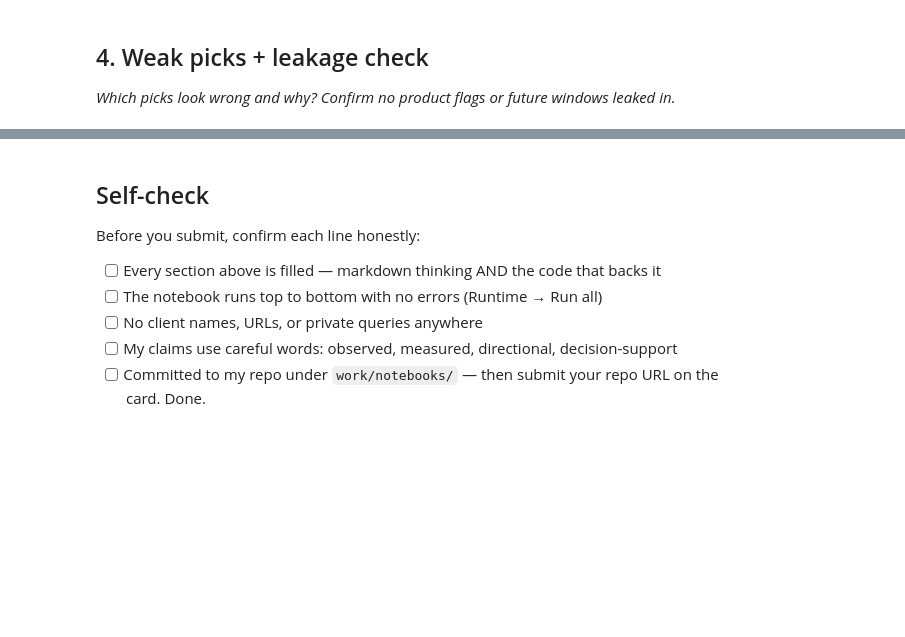
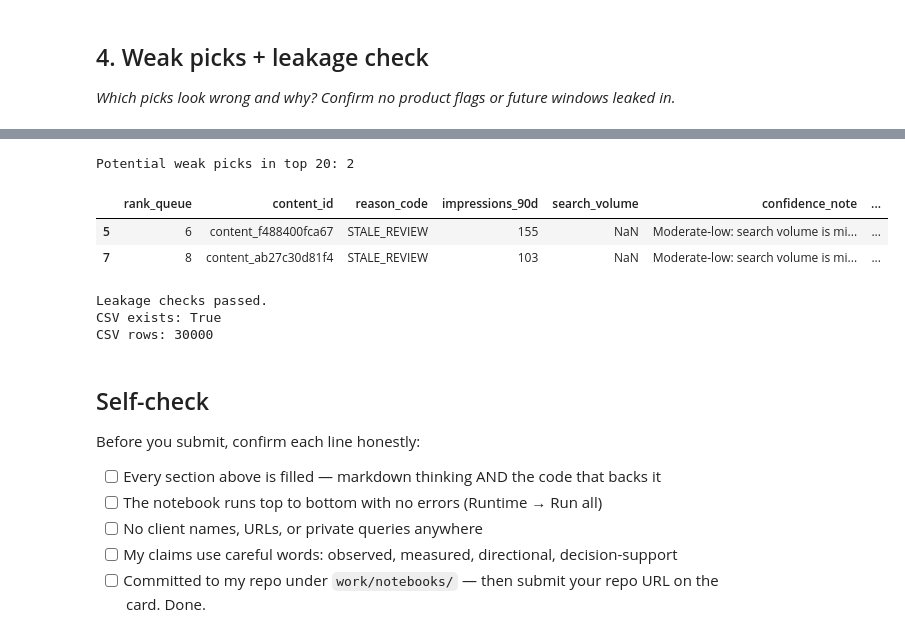
Before and after one commit to Aanvi02/ML-work, a Jupyter notebook: work/notebooks/w04_baseline_score.ipynb, the cells around one changed output, grey strips where cells are left out. Saved outputs shown, nothing was run; the diff lists cells and outputs as text; code cells hidden in the pictures; blank space fills up the shorter version.

```diff
--- a/work/notebooks/w04_baseline_score.ipynb
+++ b/work/notebooks/w04_baseline_score.ipynb
@@ -37,3 +329,58 @@ This skeleton is yours to fill. Work the sections **in order** — each one has
+# %%
+
+# ML-07 — Weak-pick and leakage checks
+
+# Verify output and ranking integrity.
+assert len(scored) == len(df)
+assert scored["rank_queue"].is_unique
+assert scored["rank_queue"].min() == 1
+assert scored["rank_queue"].max() == len(scored)
+assert scored["reason_code"].notna().all()
+assert scored["action_label"].notna().all()
+
+# Confirm forbidden fields are not used in the scoring expression.
+forbidden_scoring_inputs = {"trend_direction", "trend_pct"}
+actual_scoring_inputs = {
+    "days_since_last_update",
+    "search_volume",
+    "impressions_90d",
+    "ctr",
+    "avg_position"
+}
+assert forbidden_scoring_inputs.isdisjoint(actual_scoring_inputs)
+
+# Flag potentially weak top-20 picks for human review.
+weak_picks = top20[
+    (top20["impressions_90d"] < 100)
+    | (top20["search_volume"].isna())
+].copy()
+
+print("Potential weak picks in top 20:", len(weak_picks))
+display(
+    weak_picks[
+        [
+            "rank_queue",
+            "content_id",
+            "reason_code",
+            "impressions_90d",
+            "search_volume",
+            "confidence_note",
+            "what_would_make_it_wrong"
+        ]
+    ]
+)
+
+print("\nLeakage checks passed.")
+print("CSV exists:", out_path.exists())
+print("CSV rows:", pd.read_csv(out_path).shape[0])
+# %% [output]
+Potential weak picks in top 20: 2
+|  | rank_queue | content_id | reason_code | impressions_90d | search_volume | confidence_note | ... |
+| 5 | 6 | content_f488400fca67 | STALE_REVIEW | 155 | NaN | Moderate-low: search volume is mi... | ... |
+| 7 | 8 | content_ab27c30d81f4 | STALE_REVIEW | 103 | NaN | Moderate-low: search volume is mi... | ... |
+Leakage checks passed.
+CSV exists: True
+CSV rows: 30000
 # %% [markdown]
 ## Self-check
 
```
Also changed, not shown: parts of 11 cells of this notebook.
